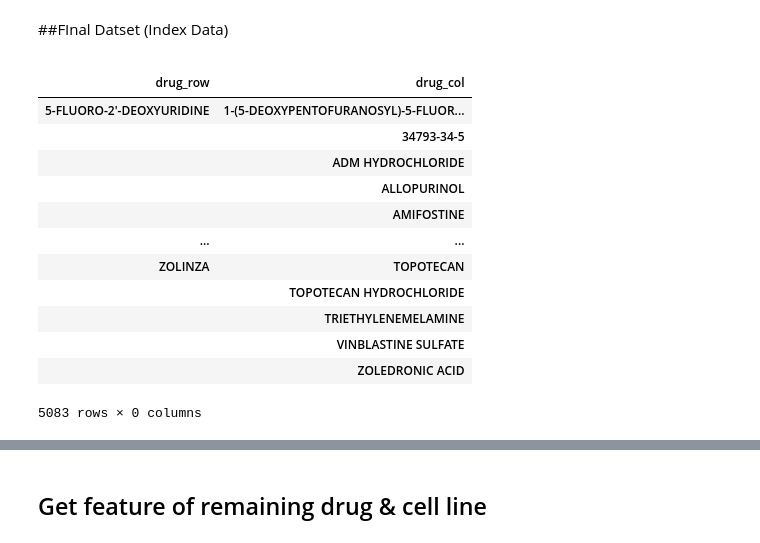
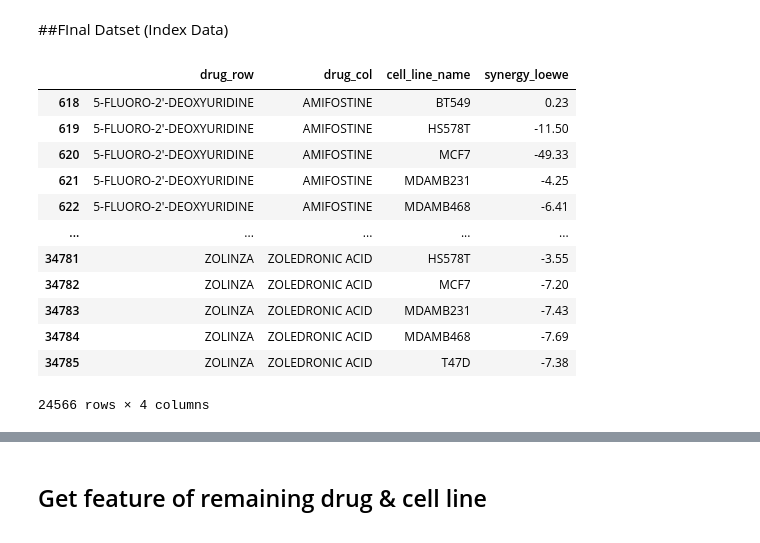
Before and after one commit to kittisaktaoma/colab_practice, a Jupyter notebook: CalcSynergy.ipynb, the cells around one changed output, grey strips where cells are left out. Drawn from its saved outputs; the diff is of its cells as text; code cells hidden in the pictures.

```diff
--- a/CalcSynergy.ipynb
+++ b/CalcSynergy.ipynb
@@ -442,20 +518,19 @@ available_drug = list(remaingin_drug_target_protein & cell_line_drug_remaining &
 ##FInal Datset (Index Data)
 # %%
 cell_line_filter_df_02 = cell_line_filter_df[cell_line_filter_df["drug_row"].isin(available_drug)]
-cell_line_filter_df_03 = cell_line_filter_df_02[cell_line_filter_df_02["drug_row"].isin(available_drug)]
-cell_line_filter_df_03.iloc[:,:2].groupby(["drug_row","drug_col"]).count()
+cell_line_filter_df_03 = cell_line_filter_df_02[cell_line_filter_df_02["drug_col"].isin(available_drug)]
+cell_line_filter_df_03
 # %% [output]
-|  |  |
-| drug_row | drug_col |
-| 5-FLUORO-2'-DEOXYURIDINE | 1-(5-DEOXYPENTOFURANOSYL)-5-FLUOR... |
-|  | 34793-34-5 |
-|  | ADM HYDROCHLORIDE |
-|  | ALLOPURINOL |
-|  | AMIFOSTINE |
-| ... | ... |
-| ZOLINZA | TOPOTECAN |
-|  | TOPOTECAN HYDROCHLORIDE |
-|  | TRIETHYLENEMELAMINE |
-|  | VINBLASTINE SULFATE |
-|  | ZOLEDRONIC ACID |
+|  | drug_row | drug_col | cell_line_name | synergy_loewe |
+| 618 | 5-FLUORO-2'-DEOXYURIDINE | AMIFOSTINE | BT549 | 0.23 |
+| 619 | 5-FLUORO-2'-DEOXYURIDINE | AMIFOSTINE | HS578T | -11.50 |
+| 620 | 5-FLUORO-2'-DEOXYURIDINE | AMIFOSTINE | MCF7 | -49.33 |
+| 621 | 5-FLUORO-2'-DEOXYURIDINE | AMIFOSTINE | MDAMB231 | -4.25 |
+| 622 | 5-FLUORO-2'-DEOXYURIDINE | AMIFOSTINE | MDAMB468 | -6.41 |
+| ... | ... | ... | ... | ... |
+| 34781 | ZOLINZA | ZOLEDRONIC ACID | HS578T | -3.55 |
+| 34782 | ZOLINZA | ZOLEDRONIC ACID | MCF7 | -7.20 |
+| 34783 | ZOLINZA | ZOLEDRONIC ACID | MDAMB231 | -7.43 |
+| 34784 | ZOLINZA | ZOLEDRONIC ACID | MDAMB468 | -7.69 |
+| 34785 | ZOLINZA | ZOLEDRONIC ACID | T47D | -7.38 |
-5083 rows × 0 columns
+24566 rows × 4 columns
```
Also changed, not shown: parts of 17 cells of this notebook.
